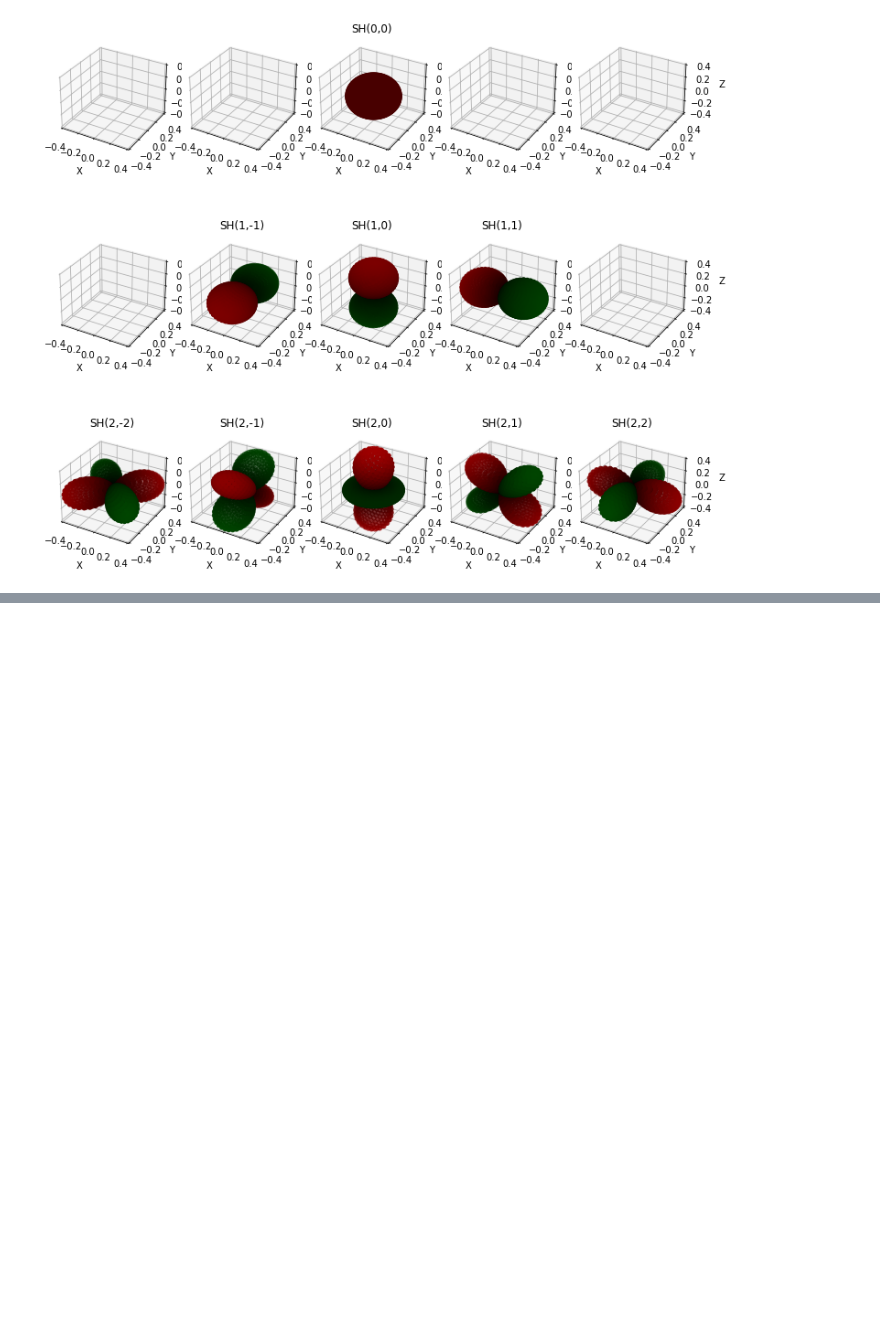
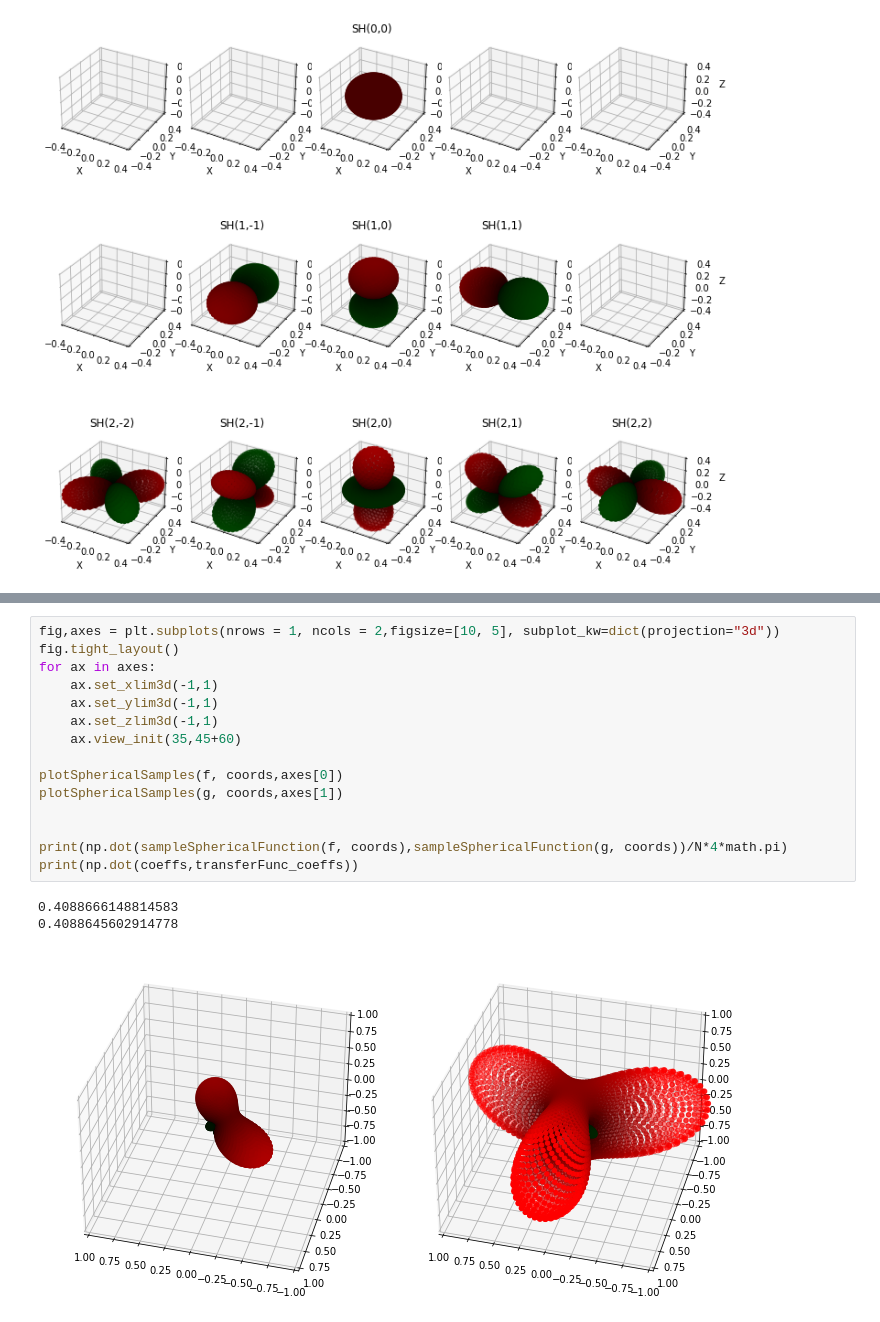
Before and after one commit to fancyzero/SphericalHarmonicNotebook, a Jupyter notebook: MyPrt.ipynb, the cells around one changed output, grey strips where cells are left out. Cells and saved outputs as stored; diff of their text form; blank space fills up the shorter version.

```diff
--- a/MyPrt.ipynb
+++ b/MyPrt.ipynb
@@ -425,0 +418,19 @@ plotSphericalSamples(g, coords,axes[1,1])
+# %%
+fig,axes = plt.subplots(nrows = 1, ncols = 2,figsize=[10, 5], subplot_kw=dict(projection="3d"))
+fig.tight_layout()
+for ax in axes:
+    ax.set_xlim3d(-1,1)
+    ax.set_ylim3d(-1,1)
+    ax.set_zlim3d(-1,1)
+    ax.view_init(35,45+60)
+
+plotSphericalSamples(f, coords,axes[0])
+plotSphericalSamples(g, coords,axes[1])
+
+
+print(np.dot(sampleSphericalFunction(f, coords),sampleSphericalFunction(g, coords))/N*4*math.pi)
+print(np.dot(coeffs,transferFunc_coeffs))
+# %% [output]
+0.4088666148814583
+0.4088645602914778
+[figure, added]
```
Also changed, not shown: parts of 8 cells of this notebook.
